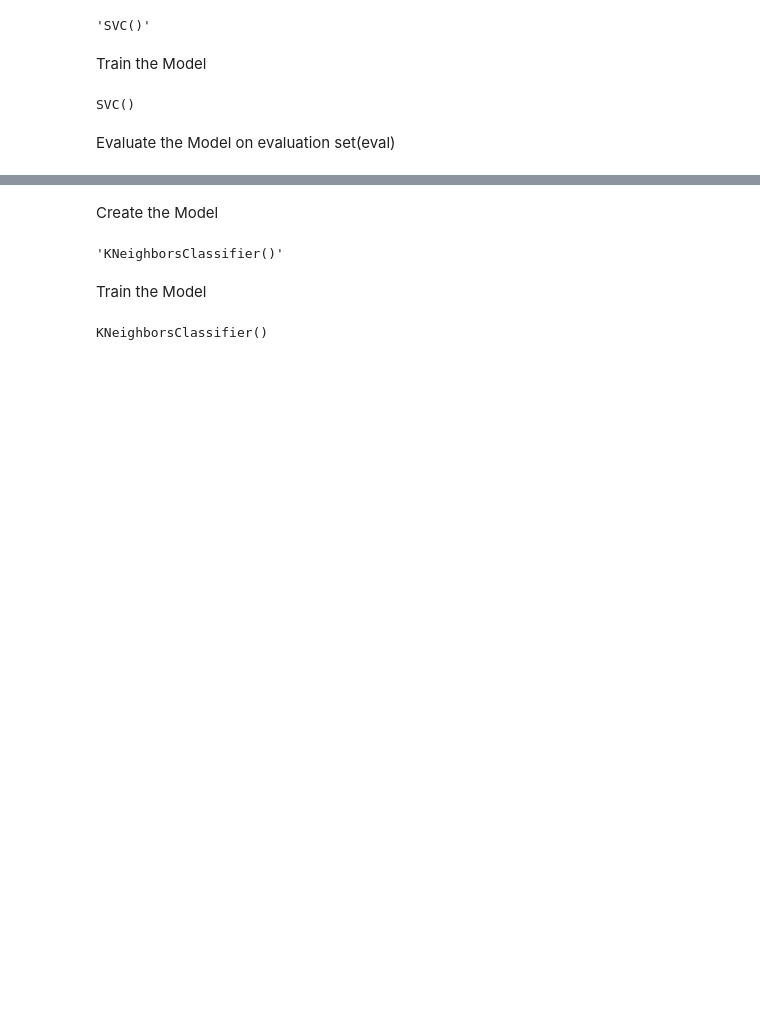
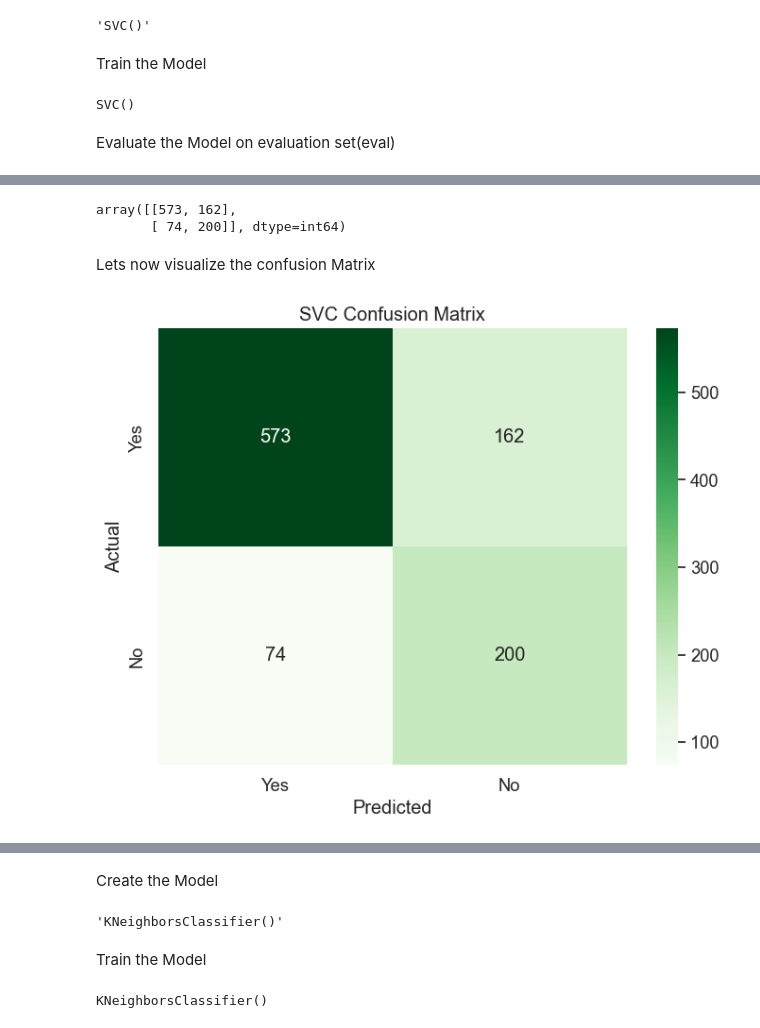
Before and after one commit to MarthaK-Coder/Azubi-Africa-LP2-Sprint, a Jupyter notebook: Project2 Notebook.ipynb, the cells around one changed output, grey strips where cells are left out. Drawn from its saved outputs; the diff is of its cells as text; code cells hidden in the pictures; blank space fills up the shorter version.

```diff
--- a/Project2 Notebook.ipynb
+++ b/Project2 Notebook.ipynb
@@ -1661,0 +1724,24 @@ weighted avg       0.81      0.77      0.78      1009
+# %%
+confusion_svc = confusion_matrix(y_eval,y_eval_pred)
+confusion_svc
+# %% [output]
+array([[573, 162],
+       [ 74, 200]], dtype=int64)
+# %% [markdown]
+Lets now visualize the confusion Matrix
+# %%
+confusion_svc
+
+# Labels for the matrix
+labels = ['Yes', 'No']
+
+# Create a confusion matrix plot
+plt.figure(figsize=(8, 6))
+sns.set(font_scale=1.2)
+sns.heatmap(confusion_svc, annot=True, fmt="d", cmap="Greens", xticklabels=labels, yticklabels=labels)
+plt.xlabel('Predicted')
+plt.ylabel('Actual')
+plt.title('SVC Confusion Matrix')
+plt.show()
+# %% [output]
+[figure, added]
```
Also changed, not shown: parts of 63 cells of this notebook.
